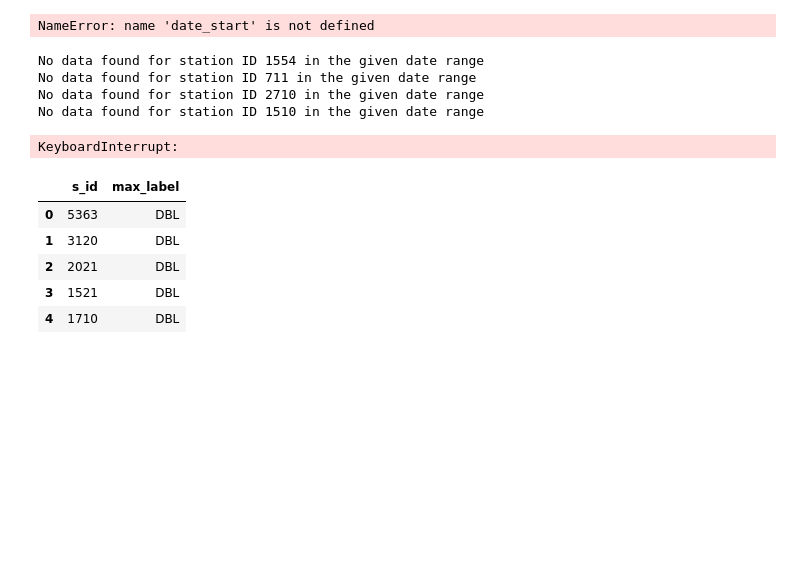
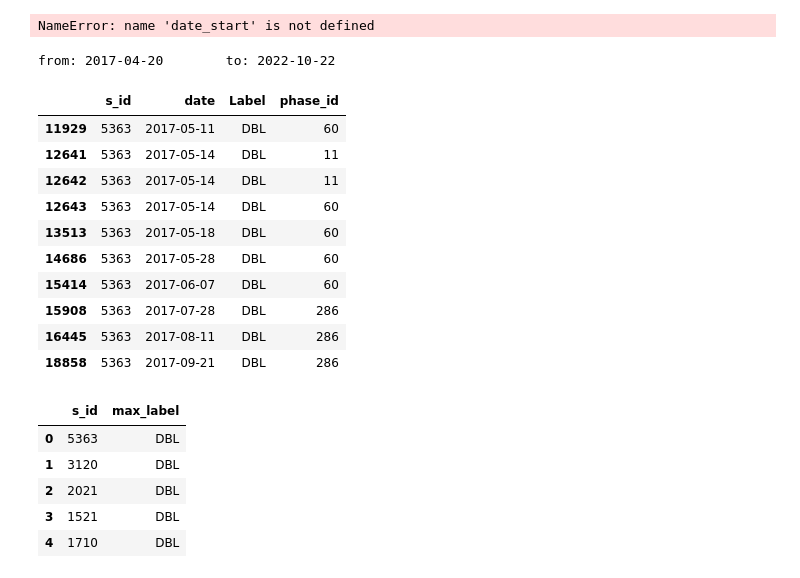
Before and after one commit to Vk0z/vitpheno, a Jupyter notebook: temporal_filter.ipynb, the cells around one changed output. Saved outputs shown, nothing was run; the diff lists cells and outputs as text; code cells hidden in the pictures; blank space fills up the shorter version.

Commit message:
fixed temporal filter

```diff
--- a/temporal_filter.ipynb
+++ b/temporal_filter.ipynb
@@ -94,30 +91,28 @@ dates = [date.strftime("%Y-%m-%d") for date in date_range(date_start, date_end)]
 print(dates)
 # %% [output]
 NameError: name 'date_start' is not defined
+# %%
+# Get start and end date
+date_start = getS2Date(sentinel_2_zip_list[0])
+date_end = getS2Date(sentinel_2_zip_list[1])
+print(f"from: {date_start} \tto: {date_end}")
+# %% [output]
+from: 2017-04-20        to: 2022-10-22
 # %%
-# New try 15 feb
-def get_data(station, vegetation_class, start_date, end_date):
-    pass
-def calc_target_highest_freq(data):
-    pass
-
-
-stations = []
-veg_classes = []
+# New try 22feb
 for i_id in range(0, len(sentinel_2_zip_list) - 1):
     image_1 = sentinel_2_zip_list[i_id]
     image_2 = sentinel_2_zip_list[i_id + 1]
 
     date_start = getS2Date(image_1)
     date_end = getS2Date(image_2)
+    # create an empty list to store the unique station results
+    results = []
 
+    # Create an empty dataframe to store the frequency results
+    freqresults_df = pd.DataFrame(columns=['s_id', 'max_label'])
 
-    # Trying
-    results = []
-    # Create an empty dataframe to store the results
-    #freqresults_df = pd.DataFrame(columns=['s_id', 'max_label'])
-    df_list = []
-    # Iterate over the station IDs
+    # iterate over the station IDs
     for s_id in stations_list:
         # Filter the geodataframe to include only the rows with the current station ID
         # mask is a boolean Series, with True in the places where the station IDs match.
@@ -131,37 +126,39 @@ for i_id in range(0, len(sentinel_2_zip_list) - 1):
 
         # Extract the relevant columns for the filtered rows. Here, the mask is used as an index because it shares the same indices with envelope_gdf
         # This way the only data that are passed are the ones for which the criteria mentioned above match.
-        filtered_data = envelope_gdf.loc[mask, ['s_id', 'date', 'Label', 'phase_id']]
+        filtered_gdf = envelope_gdf.loc[mask, ['s_id', 'date', 'Label', 'phase_id']]
 
-        if not filtered_data.empty:
+        # append the filtered data to the results list. This will be used to aggregate them to the final_df
+        results.append(filtered_gdf)
 
+        # This part finds the 'Label' that has the highest frequency
+
+        # Check if the filtered geodataframe is not empty
+        if not filtered_gdf.empty:
             # Group the filtered geodataframe by station ID and label, and count the frequency of each label
-            label_counts = filtered_data.groupby(['s_id', 'Label']).size().reset_index(name='count')
+            label_counts = filtered_gdf.groupby(['s_id', 'Label']).size().reset_index(name='count')
 
             # Find the label that has the highest frequency for the current station ID
             max_label = label_counts.loc[label_counts['s_id'] == s_id, 'Label'][label_counts.loc[label_counts['s_id'] == s_id, 'count'].idxmax()]
-            # Print the result for the current station ID
-            #print(f"For station ID {s_id}, the label with the highest frequency is '{max_label}'")
-             # Add the result to the results dataframe
-            #results_df = freqresults_df.append({'s_id': s_id, 'max_label': max_label}, ignore_index=True)
 
-            # Create a new dataframe with the current station ID and the label with the highest frequency
-            result_df = pd.DataFrame({'s_id': [s_id], 'max_label': [max_label]})
-
-            # Add the new dataframe to the list
-            df_list.append(result_df)
-        else:
-            # Print a message if the filtered geodataframe is empty
-            #print(f"No data found for station ID {s_id} in the given date range")
-        results_df = pd.concat(df_list, ignore_index=True)
+            # Add the result to the freqresults dataframe
+            freqresults_df = freqresults_df.append({'s_id': s_id, 'max_label': max_label}, ignore_index=True)
 
     # Concatenate the filtered data from all stations into a single geodataframe
-    final_gdf = pd.concat(results)
+    final_df = pd.concat(results)
     break
-# %% [output]
-No data found for station ID 1554 in the given date range
-No data found for station ID 711 in the given date range
-No data found for station ID 2710 in the given date range
-No data found for station ID 1510 in the given date range
-KeyboardInterrupt:
+# %%
+final_df.head(10)
+# %% [output]
+|  | s_id | date | Label | phase_id |
+| 11929 | 5363 | 2017-05-11 | DBL | 60 |
+| 12641 | 5363 | 2017-05-14 | DBL | 11 |
+| 12642 | 5363 | 2017-05-14 | DBL | 11 |
+| 12643 | 5363 | 2017-05-14 | DBL | 60 |
+| 13513 | 5363 | 2017-05-18 | DBL | 60 |
+| 14686 | 5363 | 2017-05-28 | DBL | 60 |
+| 15414 | 5363 | 2017-06-07 | DBL | 60 |
+| 15908 | 5363 | 2017-07-28 | DBL | 286 |
+| 16445 | 5363 | 2017-08-11 | DBL | 286 |
+| 18858 | 5363 | 2017-09-21 | DBL | 286 |
 # %%
```
Also changed, not shown: parts of 4 cells of this notebook.
